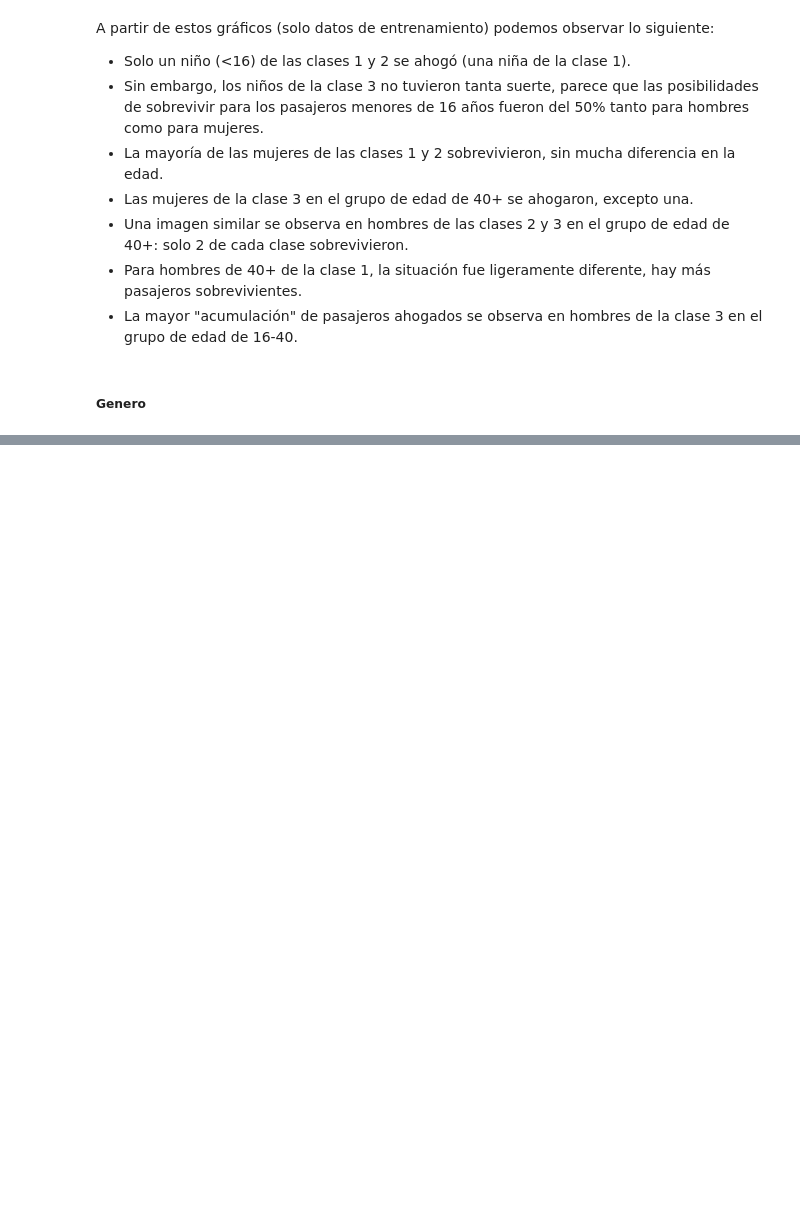
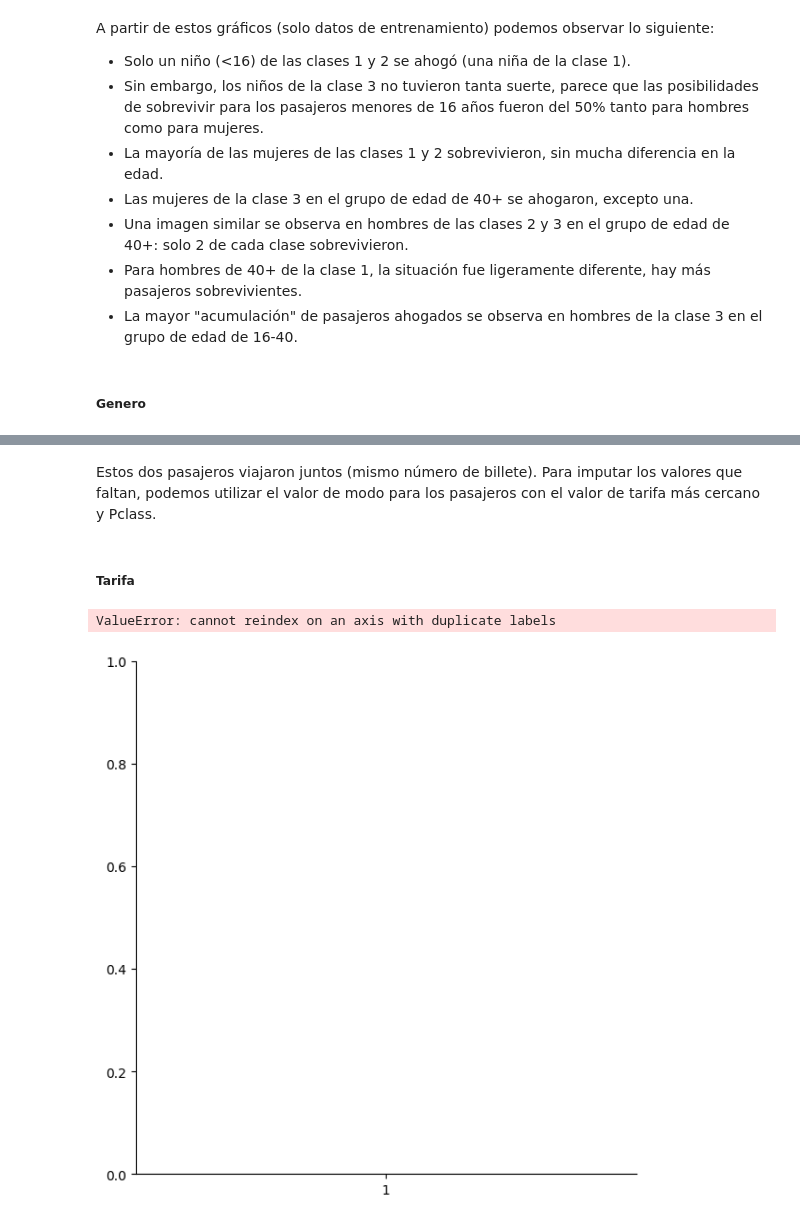
Before and after one commit to lbustio/ciencia_datos, a Jupyter notebook: 10.-python_descriptive_statistics.ipynb, the cells around one changed output, grey strips where cells are left out. Drawn from its saved outputs; the diff is of its cells as text; code cells hidden in the pictures; blank space fills up the shorter version.

```diff
--- a/10.-python_descriptive_statistics.ipynb
+++ b/10.-python_descriptive_statistics.ipynb
@@ -1102,0 +1192,11 @@ ValueError: could not convert string to float: 'male'
+# %% [markdown]
+Estos dos pasajeros viajaron juntos (mismo número de billete). Para imputar los valores que faltan, podemos utilizar el valor de modo para los pasajeros con el valor de tarifa más cercano y Pclass.
+# %% [markdown]
+##### Tarifa
+# %%
+sns.catplot(x="Pclass", y="Fare", kind="swarm", data=all_data, palette=sns.cubehelix_palette(5, start = 3), height = 6)
+
+plt.tight_layout()
+# %% [output]
+ValueError: cannot reindex on an axis with duplicate labels
+[figure, added]
```
Also changed, not shown: parts of 64 cells of this notebook, 2 other files.
